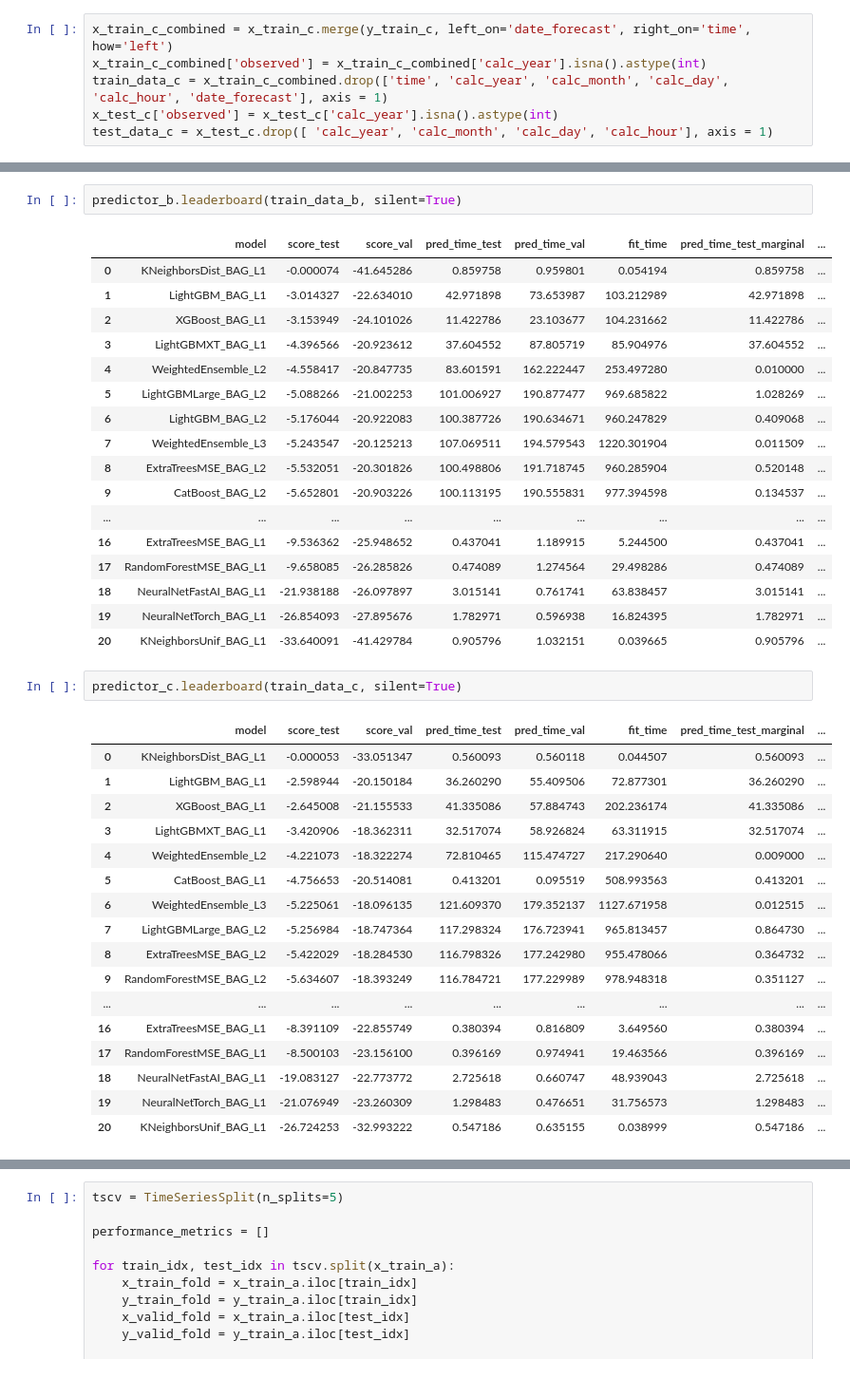
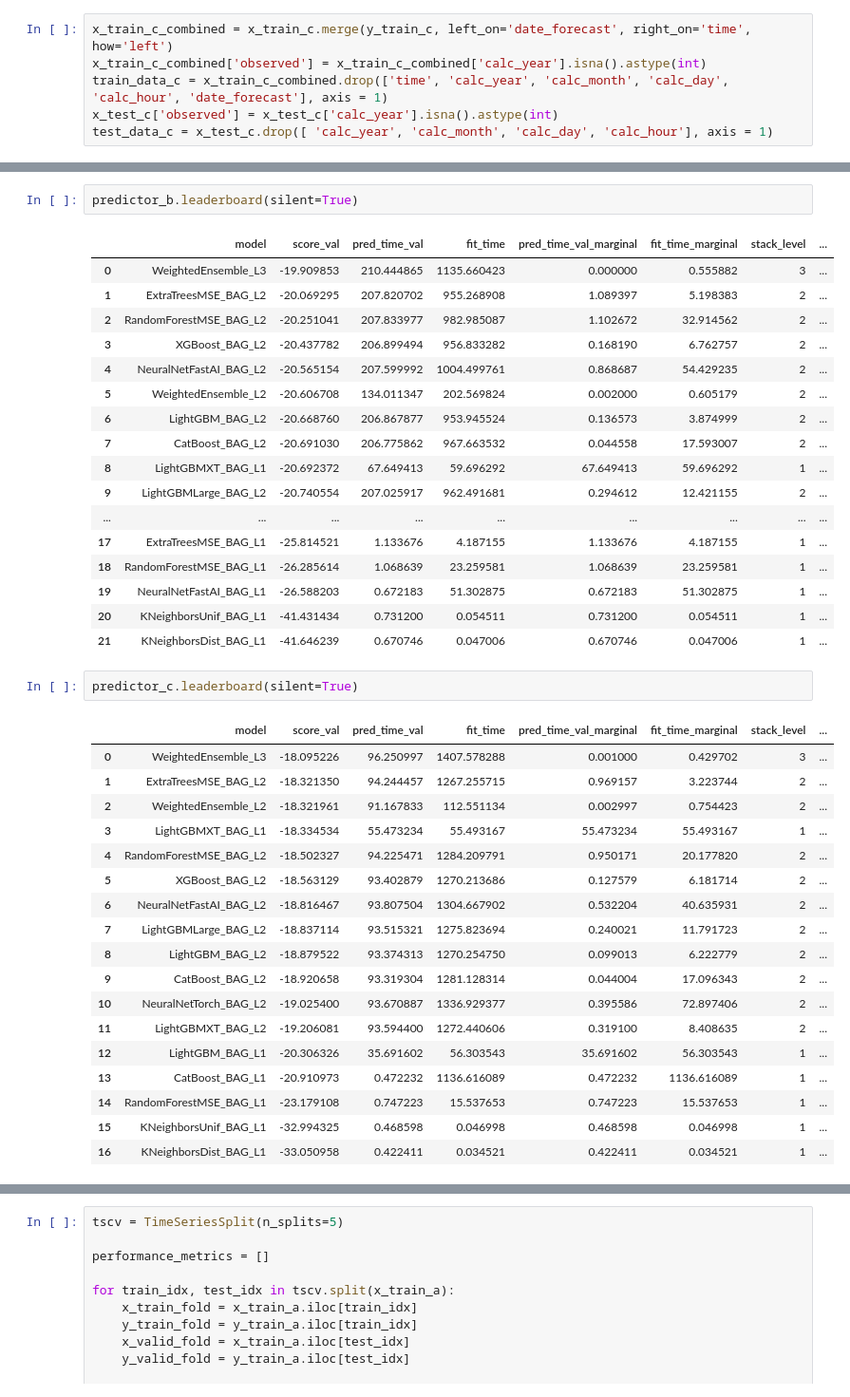
Before and after one commit to henningolweus/MLprosjekt, a Jupyter notebook: data/autogluon.ipynb, the cells around one changed output, grey strips where cells are left out. Shown at 95% size. Saved outputs shown, nothing was run; the diff lists cells and outputs as text.

```diff
--- a/data/autogluon.ipynb
+++ b/data/autogluon.ipynb
@@ -197,40 +163,41 @@ predictor_a.leaderboard(train_data_a, silent=True)
 # %%
-predictor_b.leaderboard(train_data_b, silent=True)
+predictor_b.leaderboard(silent=True)
 # %% [output]
-|  | model | score_test | score_val | pred_time_test | pred_time_val | fit_time | pred_time_test_marginal | ... |
-| 0 | KNeighborsDist_BAG_L1 | -0.000074 | -41.645286 | 0.859758 | 0.959801 | 0.054194 | 0.859758 | ... |
-| 1 | LightGBM_BAG_L1 | -3.014327 | -22.634010 | 42.971898 | 73.653987 | 103.212989 | 42.971898 | ... |
-| 2 | XGBoost_BAG_L1 | -3.153949 | -24.101026 | 11.422786 | 23.103677 | 104.231662 | 11.422786 | ... |
-| 3 | LightGBMXT_BAG_L1 | -4.396566 | -20.923612 | 37.604552 | 87.805719 | 85.904976 | 37.604552 | ... |
-| 4 | WeightedEnsemble_L2 | -4.558417 | -20.847735 | 83.601591 | 162.222447 | 253.497280 | 0.010000 | ... |
-| 5 | LightGBMLarge_BAG_L2 | -5.088266 | -21.002253 | 101.006927 | 190.877477 | 969.685822 | 1.028269 | ... |
-| 6 | LightGBM_BAG_L2 | -5.176044 | -20.922083 | 100.387726 | 190.634671 | 960.247829 | 0.409068 | ... |
-| 7 | WeightedEnsemble_L3 | -5.243547 | -20.125213 | 107.069511 | 194.579543 | 1220.301904 | 0.011509 | ... |
-| 8 | ExtraTreesMSE_BAG_L2 | -5.532051 | -20.301826 | 100.498806 | 191.718745 | 960.285904 | 0.520148 | ... |
-| 9 | CatBoost_BAG_L2 | -5.652801 | -20.903226 | 100.113195 | 190.555831 | 977.394598 | 0.134537 | ... |
+|  | model | score_val | pred_time_val | fit_time | pred_time_val_marginal | fit_time_marginal | stack_level | ... |
+| 0 | WeightedEnsemble_L3 | -19.909853 | 210.444865 | 1135.660423 | 0.000000 | 0.555882 | 3 | ... |
+| 1 | ExtraTreesMSE_BAG_L2 | -20.069295 | 207.820702 | 955.268908 | 1.089397 | 5.198383 | 2 | ... |
+| 2 | RandomForestMSE_BAG_L2 | -20.251041 | 207.833977 | 982.985087 | 1.102672 | 32.914562 | 2 | ... |
+| 3 | XGBoost_BAG_L2 | -20.437782 | 206.899494 | 956.833282 | 0.168190 | 6.762757 | 2 | ... |
+| 4 | NeuralNetFastAI_BAG_L2 | -20.565154 | 207.599992 | 1004.499761 | 0.868687 | 54.429235 | 2 | ... |
+| 5 | WeightedEnsemble_L2 | -20.606708 | 134.011347 | 202.569824 | 0.002000 | 0.605179 | 2 | ... |
+| 6 | LightGBM_BAG_L2 | -20.668760 | 206.867877 | 953.945524 | 0.136573 | 3.874999 | 2 | ... |
+| 7 | CatBoost_BAG_L2 | -20.691030 | 206.775862 | 967.663532 | 0.044558 | 17.593007 | 2 | ... |
+| 8 | LightGBMXT_BAG_L1 | -20.692372 | 67.649413 | 59.696292 | 67.649413 | 59.696292 | 1 | ... |
+| 9 | LightGBMLarge_BAG_L2 | -20.740554 | 207.025917 | 962.491681 | 0.294612 | 12.421155 | 2 | ... |
 | ... | ... | ... | ... | ... | ... | ... | ... | ... |
-| 16 | ExtraTreesMSE_BAG_L1 | -9.536362 | -25.948652 | 0.437041 | 1.189915 | 5.244500 | 0.437041 | ... |
-| 17 | RandomForestMSE_BAG_L1 | -9.658085 | -26.285826 | 0.474089 | 1.274564 | 29.498286 | 0.474089 | ... |
-| 18 | NeuralNetFastAI_BAG_L1 | -21.938188 | -26.097897 | 3.015141 | 0.761741 | 63.838457 | 3.015141 | ... |
-| 19 | NeuralNetTorch_BAG_L1 | -26.854093 | -27.895676 | 1.782971 | 0.596938 | 16.824395 | 1.782971 | ... |
-| 20 | KNeighborsUnif_BAG_L1 | -33.640091 | -41.429784 | 0.905796 | 1.032151 | 0.039665 | 0.905796 | ... |
+| 17 | ExtraTreesMSE_BAG_L1 | -25.814521 | 1.133676 | 4.187155 | 1.133676 | 4.187155 | 1 | ... |
+| 18 | RandomForestMSE_BAG_L1 | -26.285614 | 1.068639 | 23.259581 | 1.068639 | 23.259581 | 1 | ... |
+| 19 | NeuralNetFastAI_BAG_L1 | -26.588203 | 0.672183 | 51.302875 | 0.672183 | 51.302875 | 1 | ... |
+| 20 | KNeighborsUnif_BAG_L1 | -41.431434 | 0.731200 | 0.054511 | 0.731200 | 0.054511 | 1 | ... |
+| 21 | KNeighborsDist_BAG_L1 | -41.646239 | 0.670746 | 0.047006 | 0.670746 | 0.047006 | 1 | ... |
 # %%
-predictor_c.leaderboard(train_data_c, silent=True)
+predictor_c.leaderboard(silent=True)
 # %% [output]
-|  | model | score_test | score_val | pred_time_test | pred_time_val | fit_time | pred_time_test_marginal | ... |
-| 0 | KNeighborsDist_BAG_L1 | -0.000053 | -33.051347 | 0.560093 | 0.560118 | 0.044507 | 0.560093 | ... |
-| 1 | LightGBM_BAG_L1 | -2.598944 | -20.150184 | 36.260290 | 55.409506 | 72.877301 | 36.260290 | ... |
-| 2 | XGBoost_BAG_L1 | -2.645008 | -21.155533 | 41.335086 | 57.884743 | 202.236174 | 41.335086 | ... |
-| 3 | LightGBMXT_BAG_L1 | -3.420906 | -18.362311 | 32.517074 | 58.926824 | 63.311915 | 32.517074 | ... |
-| 4 | WeightedEnsemble_L2 | -4.221073 | -18.322274 | 72.810465 | 115.474727 | 217.290640 | 0.009000 | ... |
-| 5 | CatBoost_BAG_L1 | -4.756653 | -20.514081 | 0.413201 | 0.095519 | 508.993563 | 0.413201 | ... |
-| 6 | WeightedEnsemble_L3 | -5.225061 | -18.096135 | 121.609370 | 179.352137 | 1127.671958 | 0.012515 | ... |
-| 7 | LightGBMLarge_BAG_L2 | -5.256984 | -18.747364 | 117.298324 | 176.723941 | 965.813457 | 0.864730 | ... |
-| 8 | ExtraTreesMSE_BAG_L2 | -5.422029 | -18.284530 | 116.798326 | 177.242980 | 955.478066 | 0.364732 | ... |
-| 9 | RandomForestMSE_BAG_L2 | -5.634607 | -18.393249 | 116.784721 | 177.229989 | 978.948318 | 0.351127 | ... |
-| ... | ... | ... | ... | ... | ... | ... | ... | ... |
-| 16 | ExtraTreesMSE_BAG_L1 | -8.391109 | -22.855749 | 0.380394 | 0.816809 | 3.649560 | 0.380394 | ... |
-| 17 | RandomForestMSE_BAG_L1 | -8.500103 | -23.156100 | 0.396169 | 0.974941 | 19.463566 | 0.396169 | ... |
-| 18 | NeuralNetFastAI_BAG_L1 | -19.083127 | -22.773772 | 2.725618 | 0.660747 | 48.939043 | 2.725618 | ... |
-| 19 | NeuralNetTorch_BAG_L1 | -21.076949 | -23.260309 | 1.298483 | 0.476651 | 31.756573 | 1.298483 | ... |
-| 20 | KNeighborsUnif_BAG_L1 | -26.724253 | -32.993222 | 0.547186 | 0.635155 | 0.038999 | 0.547186 | ... |
+|  | model | score_val | pred_time_val | fit_time | pred_time_val_marginal | fit_time_marginal | stack_level | ... |
+| 0 | WeightedEnsemble_L3 | -18.095226 | 96.250997 | 1407.578288 | 0.001000 | 0.429702 | 3 | ... |
+| 1 | ExtraTreesMSE_BAG_L2 | -18.321350 | 94.244457 | 1267.255715 | 0.969157 | 3.223744 | 2 | ... |
+| 2 | WeightedEnsemble_L2 | -18.321961 | 91.167833 | 112.551134 | 0.002997 | 0.754423 | 2 | ... |
+| 3 | LightGBMXT_BAG_L1 | -18.334534 | 55.473234 | 55.493167 | 55.473234 | 55.493167 | 1 | ... |
+| 4 | RandomForestMSE_BAG_L2 | -18.502327 | 94.225471 | 1284.209791 | 0.950171 | 20.177820 | 2 | ... |
+| 5 | XGBoost_BAG_L2 | -18.563129 | 93.402879 | 1270.213686 | 0.127579 | 6.181714 | 2 | ... |
+| 6 | NeuralNetFastAI_BAG_L2 | -18.816467 | 93.807504 | 1304.667902 | 0.532204 | 40.635931 | 2 | ... |
+| 7 | LightGBMLarge_BAG_L2 | -18.837114 | 93.515321 | 1275.823694 | 0.240021 | 11.791723 | 2 | ... |
+| 8 | LightGBM_BAG_L2 | -18.879522 | 93.374313 | 1270.254750 | 0.099013 | 6.222779 | 2 | ... |
+| 9 | CatBoost_BAG_L2 | -18.920658 | 93.319304 | 1281.128314 | 0.044004 | 17.096343 | 2 | ... |
+| 10 | NeuralNetTorch_BAG_L2 | -19.025400 | 93.670887 | 1336.929377 | 0.395586 | 72.897406 | 2 | ... |
+| 11 | LightGBMXT_BAG_L2 | -19.206081 | 93.594400 | 1272.440606 | 0.319100 | 8.408635 | 2 | ... |
+| 12 | LightGBM_BAG_L1 | -20.306326 | 35.691602 | 56.303543 | 35.691602 | 56.303543 | 1 | ... |
+| 13 | CatBoost_BAG_L1 | -20.910973 | 0.472232 | 1136.616089 | 0.472232 | 1136.616089 | 1 | ... |
+| 14 | RandomForestMSE_BAG_L1 | -23.179108 | 0.747223 | 15.537653 | 0.747223 | 15.537653 | 1 | ... |
+| 15 | KNeighborsUnif_BAG_L1 | -32.994325 | 0.468598 | 0.046998 | 0.468598 | 0.046998 | 1 | ... |
+| 16 | KNeighborsDist_BAG_L1 | -33.050958 | 0.422411 | 0.034521 | 0.422411 | 0.034521 | 1 | ... |
```
Also changed, not shown: parts of 14 cells of this notebook, 4 other files.
